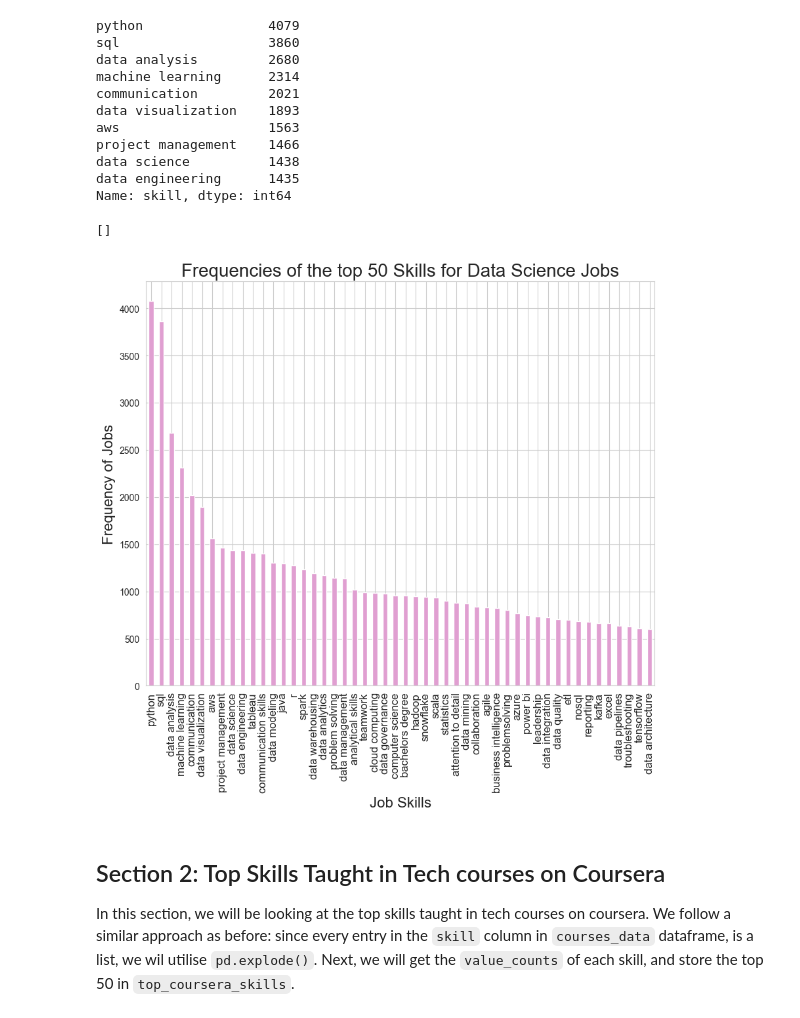
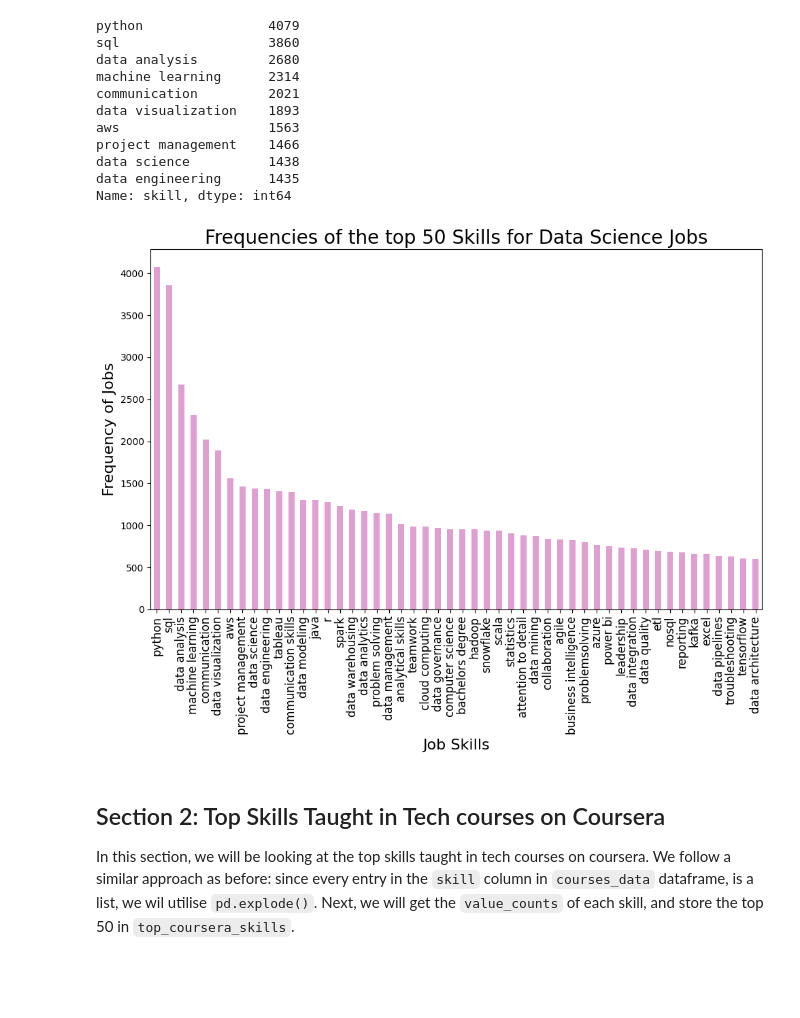
Before and after one commit to charvishukla/linkedIn-job-skills-coursera-analysis, a Jupyter notebook: EDACheckpoint_Group050_WI24.ipynb, the cells around one changed output. Saved outputs shown, nothing was run; the diff lists cells and outputs as text; code cells hidden in the pictures; blank space fills up the shorter version.

```diff
--- a/EDACheckpoint_Group050_WI24.ipynb
+++ b/EDACheckpoint_Group050_WI24.ipynb
@@ -380,7 +381,7 @@ In this section, we will will estract the top three most wanted skills for Data
 #https://pandas.pydata.org/docs/reference/api/pandas.DataFrame.explode.html
 exploded_jobs_df = jobs_data.explode('skill')                          # exploding the skill column
 job_skill_counts = exploded_jobs_df['skill'].value_counts()            # get value counts (num occurance of each skill)
-top_job_skills = job_skill_counts.head(50)                             # Store top 50 skills in
+top_50_job_skills = job_skill_counts.head(50)                             # Store top 50 skills in
 
 
 # Display the number of skills
@@ -402,15 +403,15 @@ data engineering      1435
 Name: skill, dtype: int64
 # %%
 # Plotting the frequencies of top Data Science Job Skills
-top_job_skills.plot(kind='bar',figsize=(10, 8), color='#e09fd1')
+top_50_job_skills.plot(kind='bar',figsize=(10, 8), color='#e09fd1')
 plt.title('Frequencies of the top 50 Skills for Data Science Jobs',fontsize=20)
 plt.xlabel('Job Skills', fontsize=16)
 plt.ylabel('Frequency of Jobs', fontsize=16)
 plt.xticks(rotation=90, fontsize=12)
-plt.plot()
+plt.tight_layout()
+plt.show()
 # %% [output]
-[]
-[figure, old version]
+[figure, new version]
 # %% [markdown]
 ## Section 2: Top Skills Taught in Tech courses on Coursera
 
```
Also changed, not shown: parts of 3 cells of this notebook.
